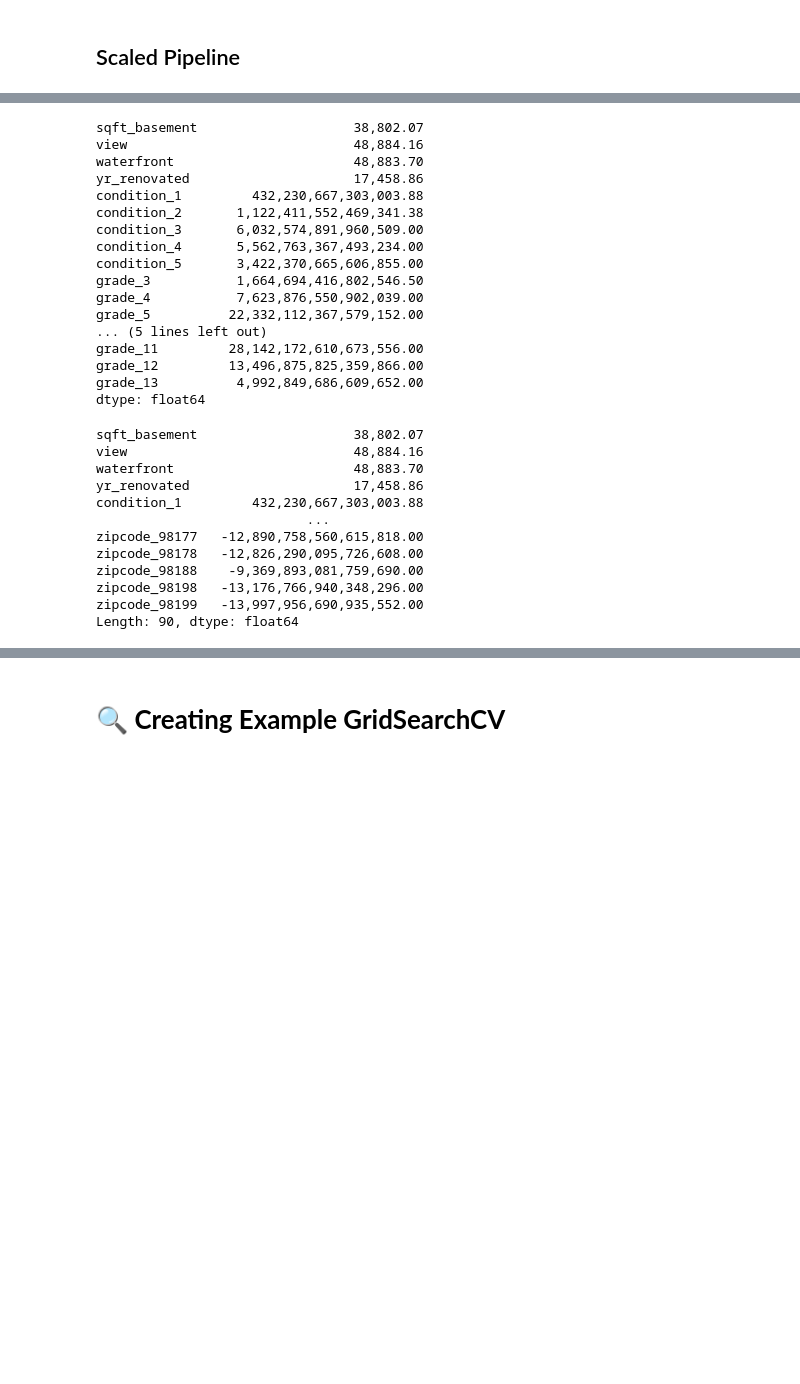
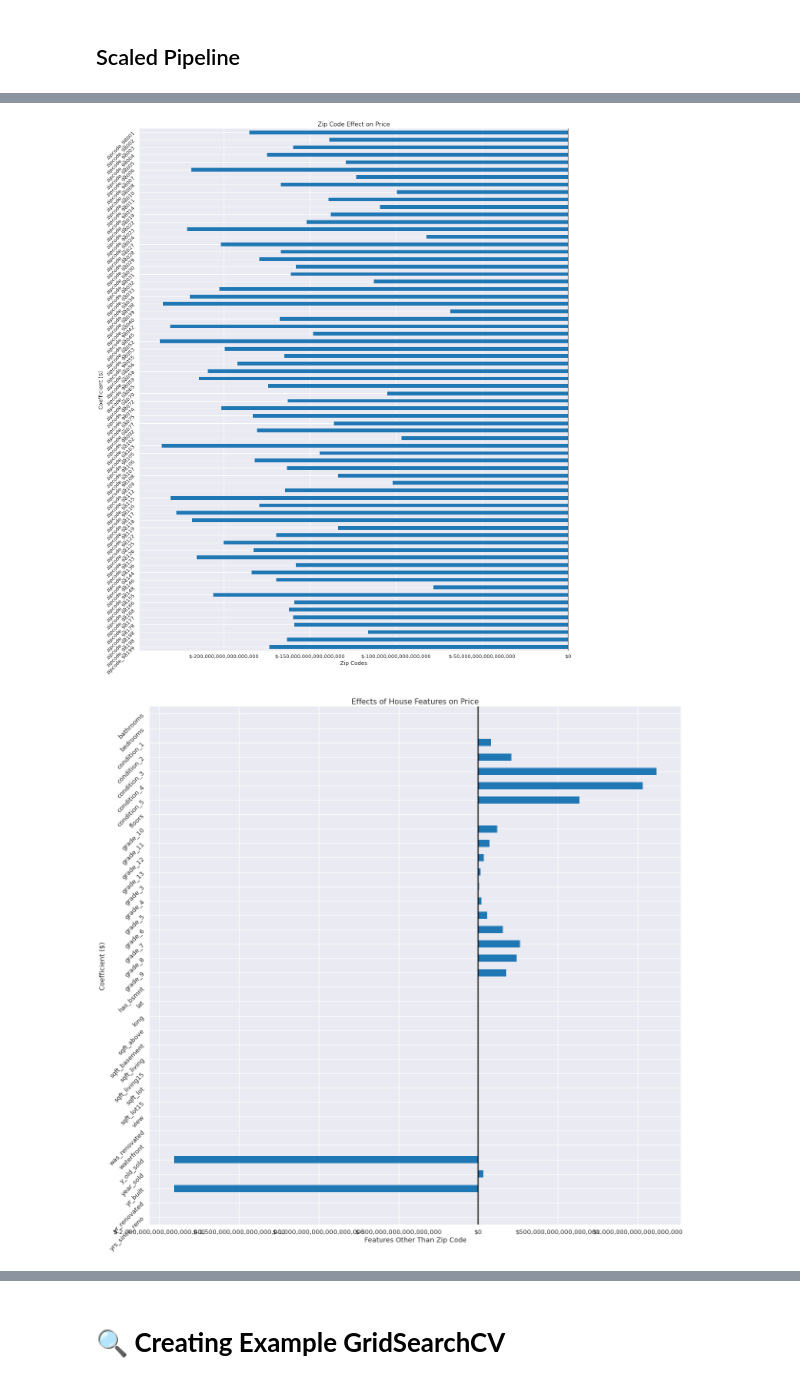
Before and after one commit to BenJMcCarty/BMC_KC_Housing_P2Project_v2, a Jupyter notebook: P2Pv2_Plumbed.ipynb, the cells around one changed output, grey strips where cells are left out. Cells and saved outputs as stored; diff of their text form; code cells hidden in the pictures; blank space fills up the shorter version.

```diff
--- a/P2Pv2_Plumbed.ipynb
+++ b/P2Pv2_Plumbed.ipynb
@@ -1454,4 +1397,0 @@ array([387481.828125, 821460.875   , 749492.3125  , ..., 405764.90625 ,
-# %%
-def get_model_coefs(model, index = final_cols):
-
-    return pd.Series(model['regressor'].coef_, index=index)
@@ -1481,21 +1397,0 @@ dtype: float64
-# %%
-scaled_pipe_coef = get_model_coefs(reg_pipe_scaled, index=final_cols)
-scaled_pipe_coef.head(20)
-# %% [output]
-sqft_basement                    38,802.07
-view                             48,884.16
-waterfront                       48,883.70
-yr_renovated                     17,458.86
-condition_1         432,230,667,303,003.88
-condition_2       1,122,411,552,469,341.38
-condition_3       6,032,574,891,960,509.00
-condition_4       5,562,763,367,493,234.00
-condition_5       3,422,370,665,606,855.00
-grade_3           1,664,694,416,802,546.50
-grade_4           7,623,876,550,902,039.00
-grade_5          22,332,112,367,579,152.00
-... (5 lines left out)
-grade_11         28,142,172,610,673,556.00
-grade_12         13,496,875,825,359,866.00
-grade_13          4,992,849,686,609,652.00
-dtype: float64
@@ -1504,16 +1397,0 @@ dtype: float64
-# %%
-scaled_pipe_coefs = get_model_coefs(reg_pipe_scaled)
-scaled_pipe_coefs
-# %% [output]
-sqft_basement                    38,802.07
-view                             48,884.16
-waterfront                       48,883.70
-yr_renovated                     17,458.86
-condition_1         432,230,667,303,003.88
-                           ...
-zipcode_98177   -12,890,758,560,615,818.00
-zipcode_98178   -12,826,290,095,726,608.00
-zipcode_98188    -9,369,893,081,759,690.00
-zipcode_98198   -13,176,766,940,348,296.00
-zipcode_98199   -13,997,956,690,935,552.00
-Length: 90, dtype: float64
@@ -1521,0 +1398,22 @@ Length: 90, dtype: float64
+# %%
+## Pulling model coefficients for visualizations
+
+reg_pipe_scaled_coefs = get_model_coefs(reg_pipe_scaled, final_cols)
+
+reg_scaled_zips = reg_pipe_scaled_coefs[zipcode_cols]
+
+reg_scaled_no_zips = reg_pipe_scaled_coefs.drop(zipcode_cols)
+reg_scaled_no_zips = reg_scaled_no_zips.drop('intercept')
+# %%
+## Plotting coefficients
+
+plot_coefs(data = reg_scaled_zips, kind = "barh", figsize=(20,25), x_label = 'Zip Codes',
+           y_label = 'Zip Codes', title= 'Zip Code Effect on Price ($)')
+
+plt.show()
+
+plot_coefs(data = reg_scaled_no_zips, kind = "barh", figsize=(20,20), x_label = 'Features Other Than Zip Code',
+           y_label = 'Features', title= 'Effects of House Features on Price ($)');
+# %% [output]
+[figure, added]
+[figure, added]
```
Also changed, not shown: parts of 55 cells of this notebook, 1 other file.
